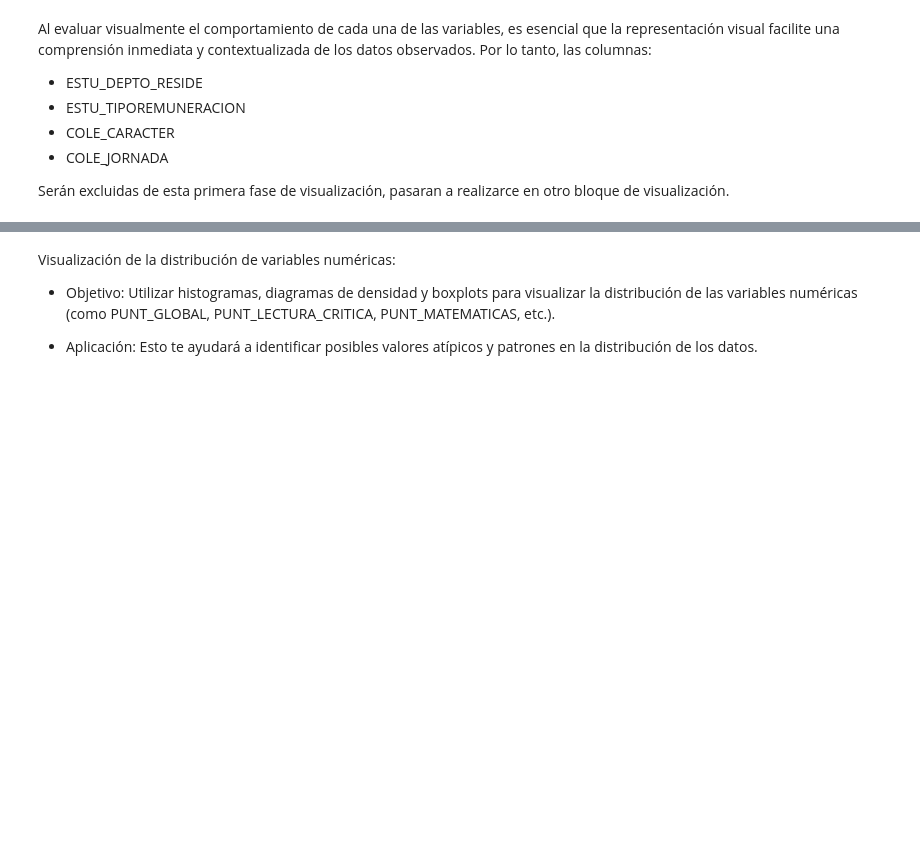
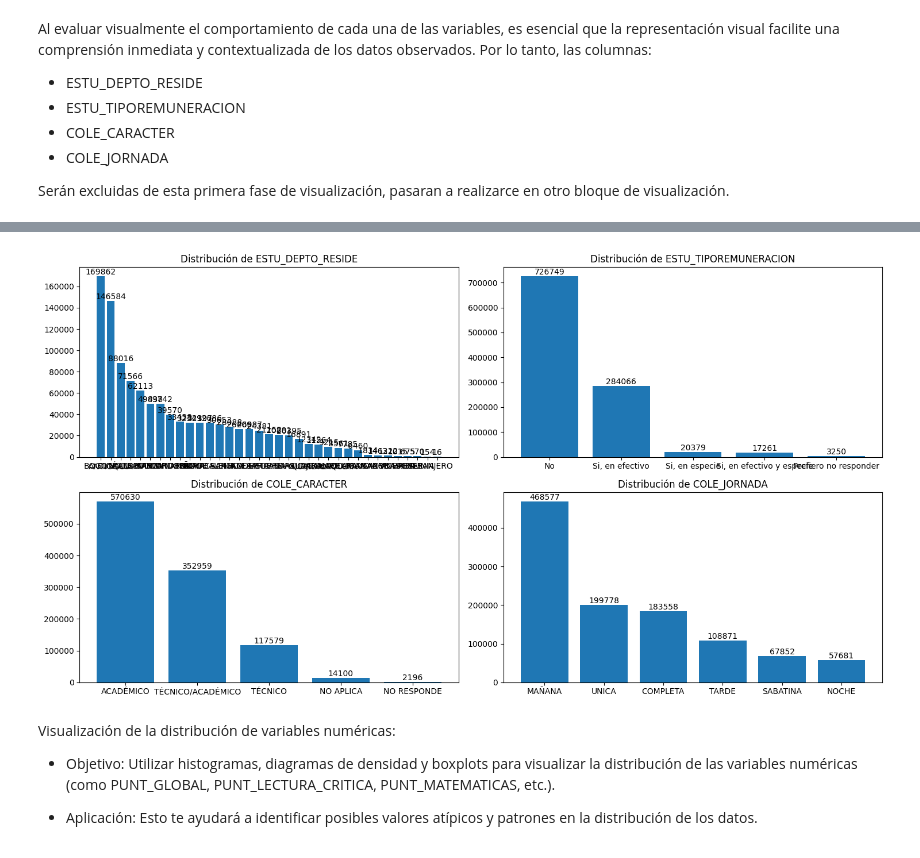
Before and after one commit to wespitia9/AVDV3-219, a Jupyter notebook: Modulo_3-Programacion_Avanzada_y_Automatizacion/Modulo-3_dev.ipynb, the cells around one changed output, grey strips where cells are left out. Saved outputs shown, nothing was run; the diff lists cells and outputs as text; code cells hidden in the pictures; blank space fills up the shorter version.

```diff
--- a/Modulo_3-Programacion_Avanzada_y_Automatizacion/Modulo-3_dev.ipynb
+++ b/Modulo_3-Programacion_Avanzada_y_Automatizacion/Modulo-3_dev.ipynb
@@ -702,28 +749,45 @@ Serán excluidas de esta primera fase de visualización, pasaran a realizarce en
 # %%
-# Lista de columnas específicas para crear gráficos, excluyendo las columnas mencionadas
 
+# Lista de columnas específicas para crear gráficos, incluyendo las columnas mencionadas que se excluyeron
+selected_columns = [
+                    'ESTU_DEPTO_RESIDE', 'ESTU_TIPOREMUNERACION',
+                    'COLE_CARACTER', 'COLE_JORNADA'
+]
 
 # Filtrar el DataFrame para incluir solo las columnas especificadas
-
+df_filtered = df_acumulado_saber_11[selected_columns]
 
 # Crear una figura con una cuadrícula de 3 columnas por 6 filas
-
+fig, axes = plt.subplots(nrows=2, ncols=2, figsize=(15, 8))
 
 # Iterar sobre las columnas y los ejes para crear los gráficos
-
+for idx, col in enumerate(df_filtered.columns):
     # Calcular la fila y columna en la cuadrícula
-
+    row = idx // 2
+    col_idx = idx % 2
 
     # Obtener el eje correspondiente en la cuadrícula
-
+    ax = axes[row, col_idx]
 
     # Crear el gráfico de barras
-
+    value_counts = df_filtered[col].value_counts()
+    bars = ax.bar(value_counts.index, value_counts.values)
 
     # Establecer el título del gráfico
-
+    ax.set_title(f"Distribución de {col}")
 
     # Etiquetas de valores en las barras
-
+    for bar in bars:
+        ax.text(
+            bar.get_x() + bar.get_width() / 2,
+            bar.get_height(),
+            f'{bar.get_height():.0f}',  # Formatear el valor como entero
+            ha='center',
+            va='bottom'
+        )
 
 # Ajustar el diseño y mostrar los gráficos
+plt.tight_layout()
+plt.show()
+# %% [output]
+[figure, added]
```
Also changed, not shown: parts of 2 cells of this notebook.
